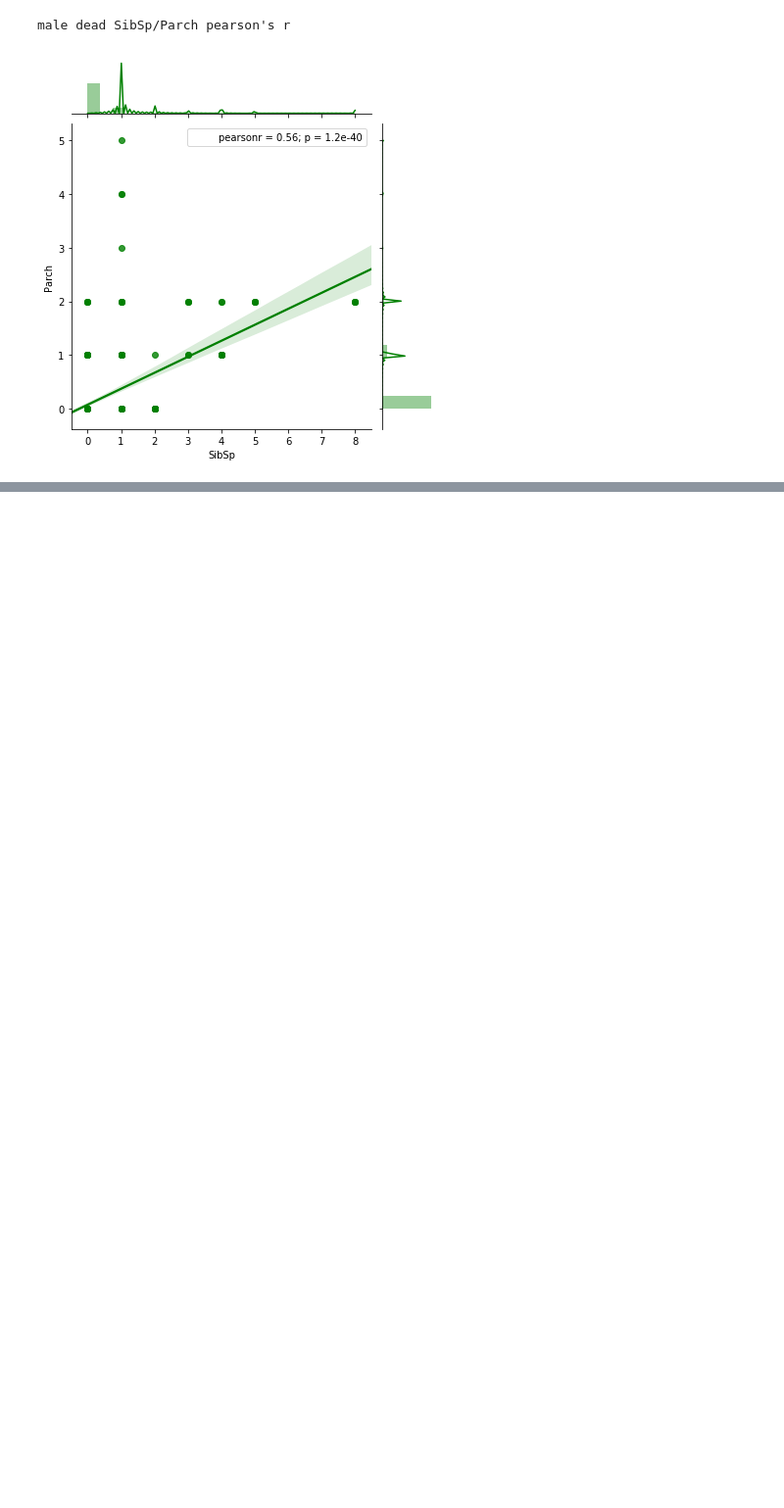
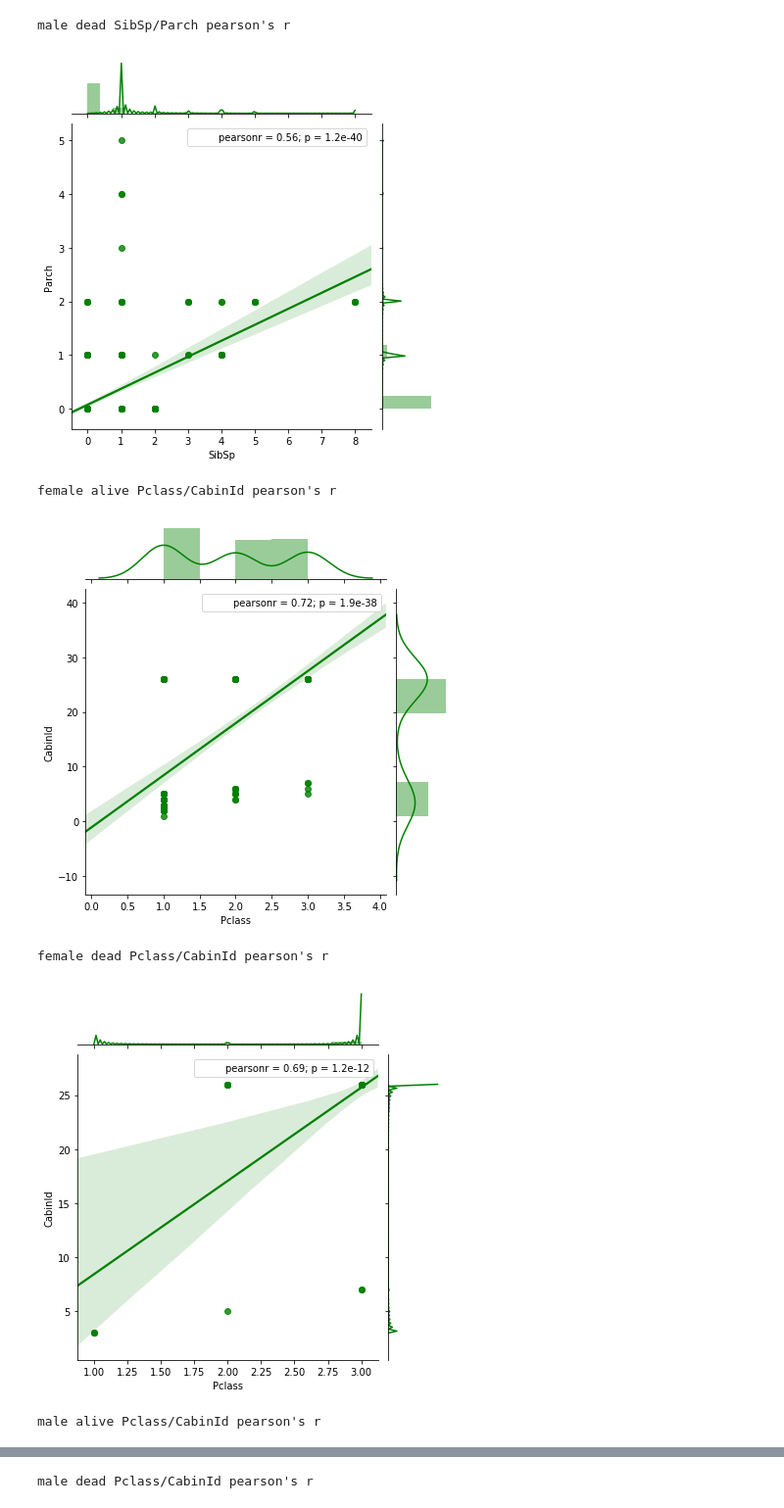
Before and after one commit to solarhenge/Titanic, a Jupyter notebook: Titanic.ipynb, the cells around one changed output, grey strips where cells are left out. Shown at 98% size. Cells and saved outputs as stored; diff of their text form; code cells hidden in the pictures; blank space fills up the shorter version.

```diff
--- a/Titanic.ipynb
+++ b/Titanic.ipynb
@@ -714,3 +860,26 @@ male alive SibSp/Parch pearson's r
 [figure]
 male dead SibSp/Parch pearson's r
 [figure]
+# %%
+print("")
+print("female alive Pclass/CabinId pearson's r")
+sns.jointplot(data=female_alive, x='Pclass', y='CabinId', kind='reg', color='g')
+plt.show()
+print("")
+print("female dead Pclass/CabinId pearson's r")
+sns.jointplot(data=female_dead, x='Pclass', y='CabinId', kind='reg', color='g')
+plt.show()
+print("")
+print("male alive Pclass/CabinId pearson's r")
+sns.jointplot(data=male_alive, x='Pclass', y='CabinId', kind='reg', color='g')
+plt.show()
+print("")
+print("male dead Pclass/CabinId pearson's r")
+sns.jointplot(data=male_dead, x='Pclass', y='CabinId', kind='reg', color='g')
+plt.show()
+# %% [output]
+female alive Pclass/CabinId pearson's r
+[figure, added]
+female dead Pclass/CabinId pearson's r
+[figure, added]
+male alive Pclass/CabinId pearson's r
@@ -716,0 +887 @@ male dead SibSp/Parch pearson's r
+male dead Pclass/CabinId pearson's r
```
Also changed, not shown: parts of 15 cells of this notebook.
